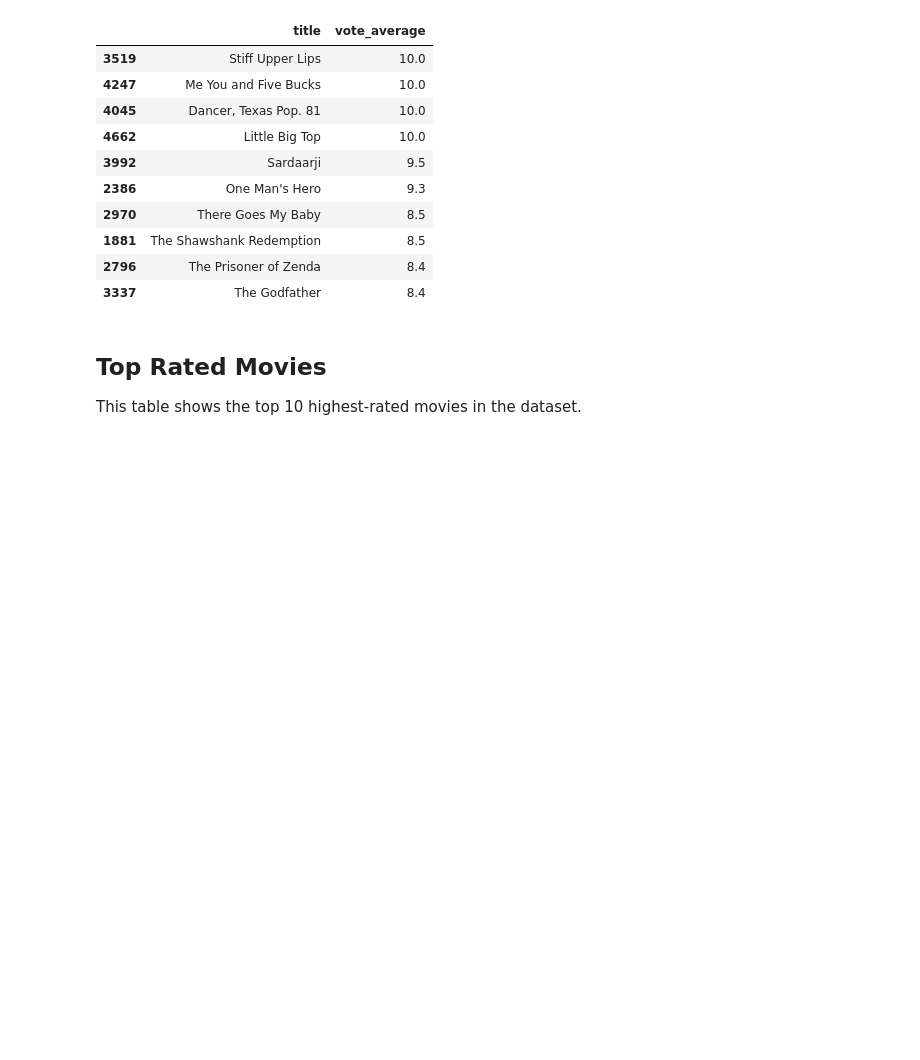
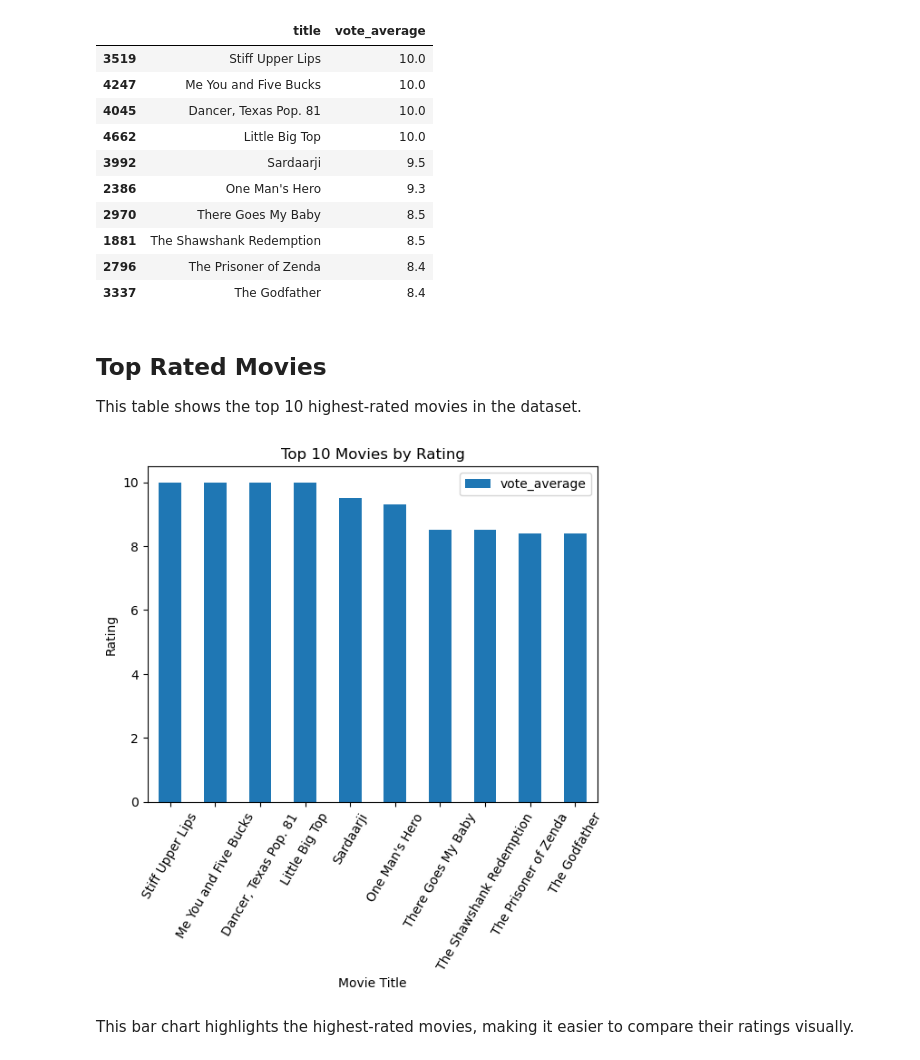
Before and after one commit to HristinaTomova-hub/movie-analysis-project, a Jupyter notebook: Movie_analysis.ipynb, the cells around one changed output. Cells and saved outputs as stored; diff of their text form; code cells hidden in the pictures; blank space fills up the shorter version.

Commit message:
Added top 10 movies visualization

```diff
--- a/Movie_analysis.ipynb
+++ b/Movie_analysis.ipynb
@@ -92,3 +92,19 @@ top_movies[['title', 'vote_average']].head(10)
 ## Top Rated Movies
 
 This table shows the top 10 highest-rated movies in the dataset.
+# %%
+top_movies = movies.sort_values(by='vote_average', ascending=False)
+top_10 = top_movies[['title', 'vote_average']].head(10)
+# %%
+import matplotlib.pyplot as plt
+
+top_10.plot(x='title', y='vote_average', kind='bar')
+plt.title("Top 10 Movies by Rating")
+plt.xlabel("Movie Title")
+plt.ylabel("Rating")
+plt.xticks(rotation=60)
+plt.show()
+# %% [output]
+[figure, added]
+# %% [markdown]
+This bar chart highlights the highest-rated movies, making it easier to compare their ratings visually.
```
